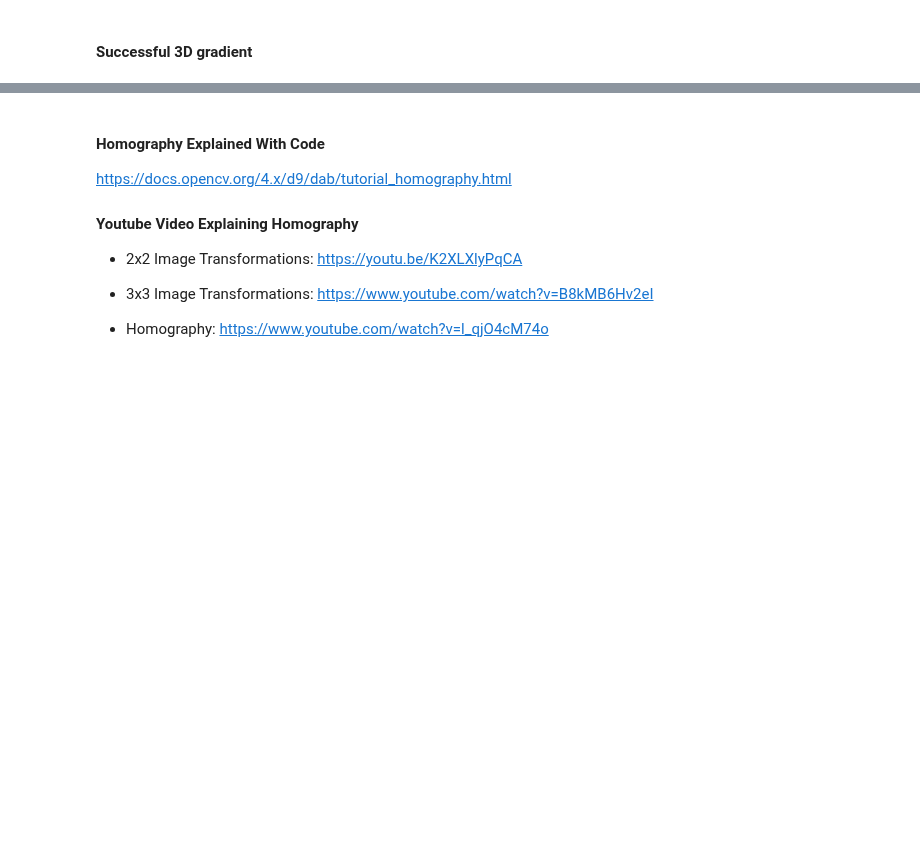
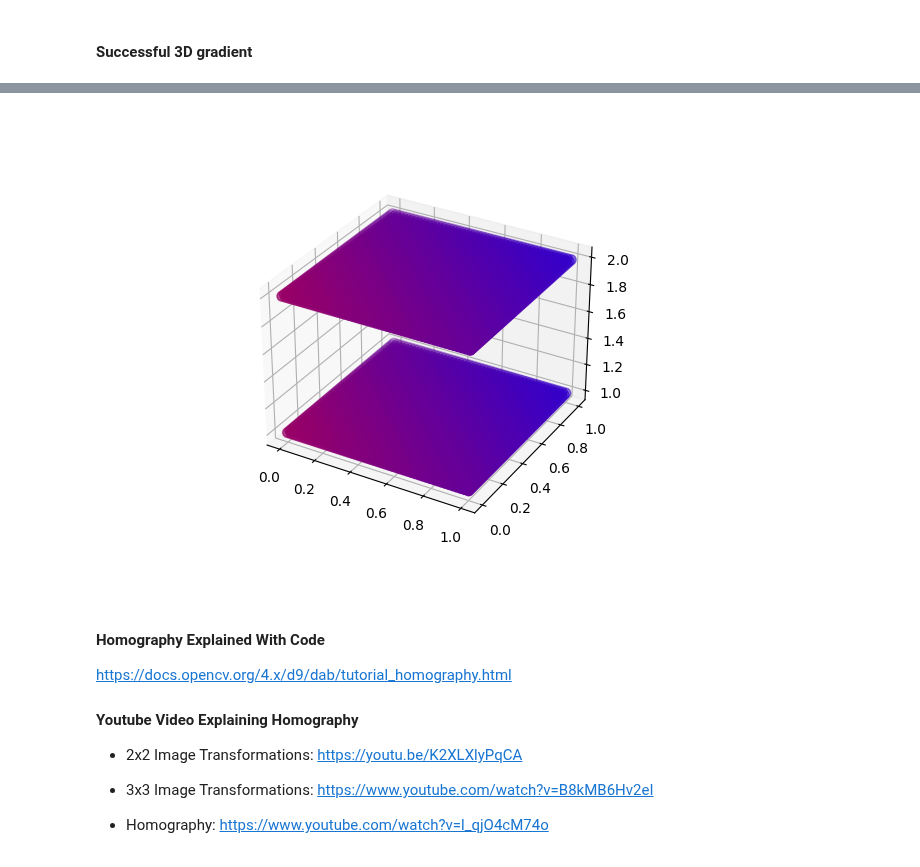
Before and after one commit to JoshuaG-K/transformation-visualization-tool, a Jupyter notebook: transformations.ipynb, the cells around one changed output, grey strips where cells are left out. Cells and saved outputs as stored; diff of their text form; code cells hidden in the pictures; blank space fills up the shorter version.

```diff
--- a/transformations.ipynb
+++ b/transformations.ipynb
@@ -78,3 +182,78 @@ points_3D.shape (2500, 3)
+# %%
+import matplotlib.pyplot as plt
+import numpy as np
+from matplotlib.colors import LinearSegmentedColormap
+from sklearn.preprocessing import normalize
+
+# Create a custom colormap
+cmap_colors = [(0, 'red'), (1, 'blue'), (1, 'green')]  # Colors for the combined dimension
+cmap_colors_transformation = [(0, 'red'), (1, 'blue'), (1, 'green')]  # Colors for the combined dimension
+custom_cmap = LinearSegmentedColormap.from_list('custom', cmap_colors)
+custom_cmap_transformation = LinearSegmentedColormap.from_list('custom_transformation', cmap_colors_transformation)
+
+# Create a 2D grid of values for both dimensions
+num_dimensions = 2
+num_points = 50
+lowest_color_value = 0.2
+highest_color_value = 0.8
+z_value = 1.
+x_color = np.linspace(lowest_color_value, highest_color_value/num_dimensions, num_points)
+y_color = np.linspace(lowest_color_value, highest_color_value/num_dimensions, num_points)
+X_color, Y_color = np.meshgrid(x_color, y_color)
+
+# Combine data for both dimensions into a single variable
+combined_data = X_color + Y_color  # You can use a different combination as needed
+
+# Apply the custom colormap to the combined data
+color = custom_cmap(combined_data)
+
+# Create a figure and axis
+fig = plt.figure()
+ax = fig.add_subplot(111, projection='3d')
+
+# reshape x and y to match what is expected
+min_x = 0
+max_x = 1
+
+min_y = 0
+max_y = 1
+
+min_z = 0
+max_z = 1
+
+x_grid = np.linspace(min_x, max_x, num_points)
+y_grid = np.linspace(min_y, max_y, num_points)
+
+X_grid, Y_grid = np.meshgrid(x_grid, y_grid)
+X_grid = X_grid.reshape((-1, 1))
+Y_grid = Y_grid.reshape((-1, 1))
+Z_grid = np.full(X_grid.shape, z_value)
+
+color_new = color.reshape((-1, 4))
+color_new_transformation = np.copy(color_new)
+
+points_3D = np.concatenate((X_grid, Y_grid, Z_grid), axis=1)
+
+Z_grid_2s = np.full(Z_grid.shape, 2)
+
+points_3D_of_2s = points_3D[:,:2]
+
+points_3D_test = np.concatenate((points_3D_of_2s, Z_grid_2s), axis=1)
+
+rotation_matrix = np.array([[0, -1, 0], [1, 0, 0], [0, 0, 1]])
+points_3D_rotate = np.matmul(points_3D_test, rotation_matrix)
+
+points_3D_test = points_3D_rotate
+# Plot the 3D grid with the colormap representing both dimensions
+ax.scatter(X_grid, Y_grid, Z_grid, c=color_new, cmap=custom_cmap, s=50, marker='o')
+ax.scatter(points_3D_test[:,0], points_3D_test[:,1], points_3D_test[:,2], c=color_new_transformation, cmap=custom_cmap_transformation, s=50, marker='o')
+
+min_val = min()
+
+# Show the plot
+plt.show()
+# %% [output]
+[figure, added]
 # %% [markdown]
 #### Homography Explained With Code ####
 https://docs.opencv.org/4.x/d9/dab/tutorial_homography.html
```
Also changed, not shown: parts of 2 cells of this notebook.
